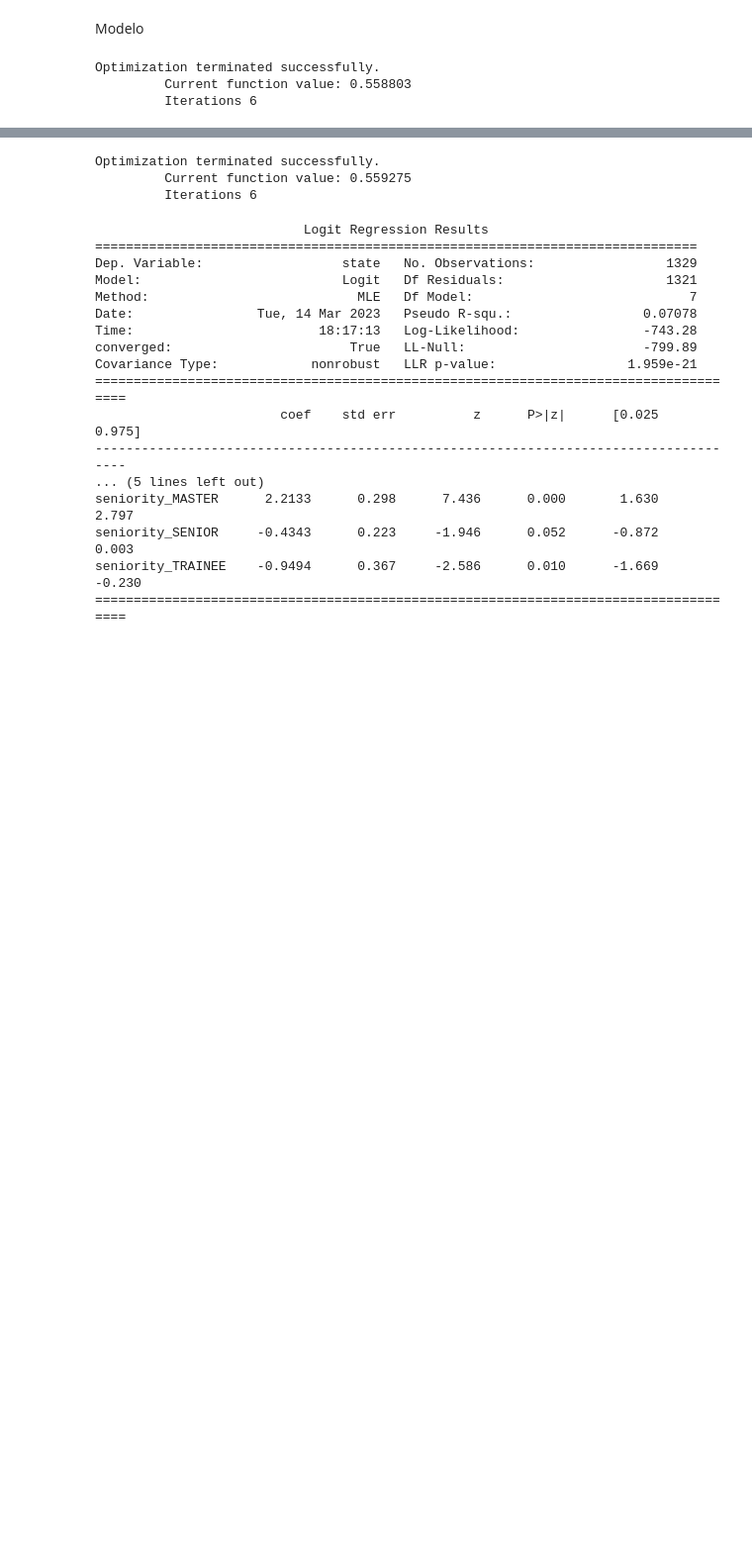
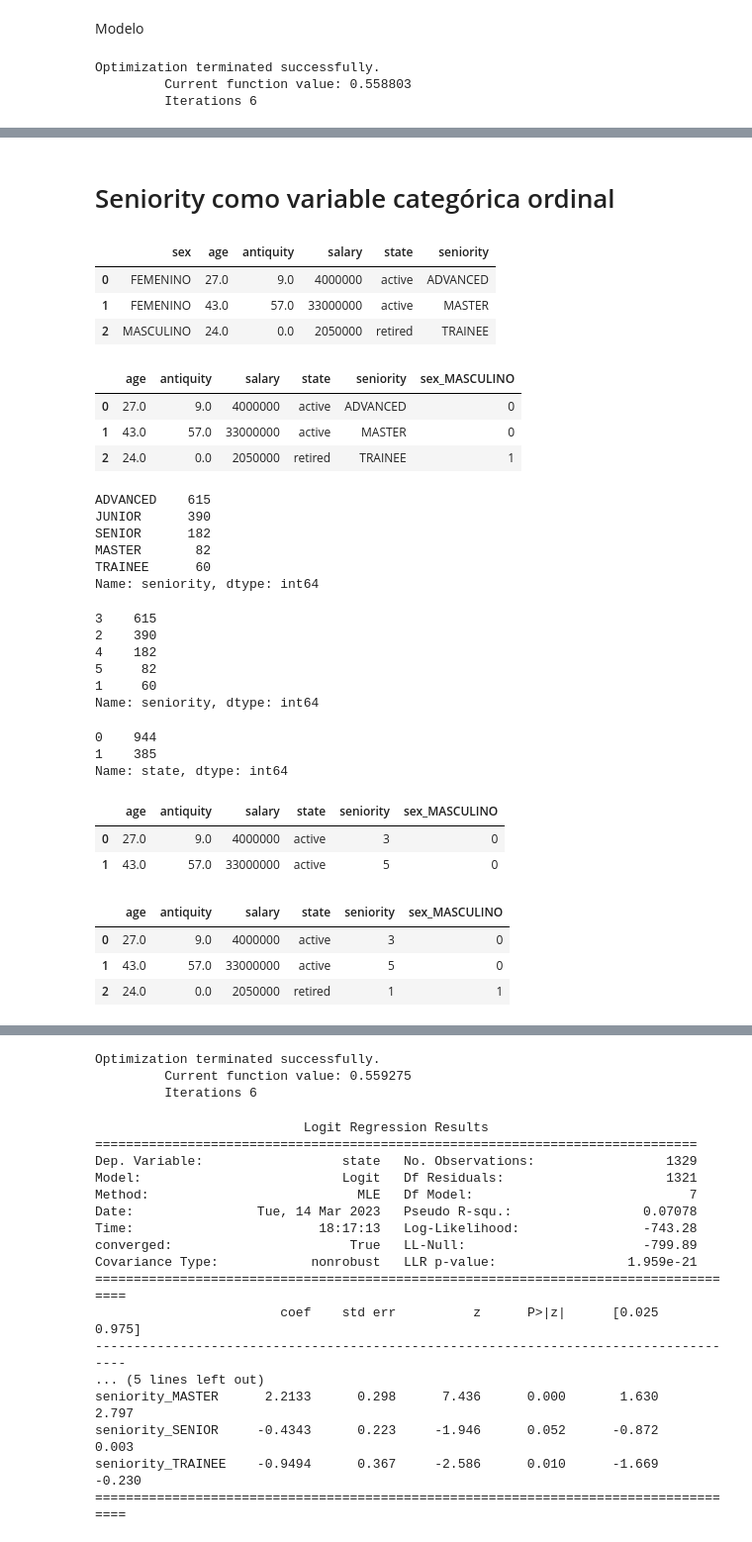
Before and after one commit to AlexanderPelaezJimenez/Pragma_mlops, a Jupyter notebook: Notebooks/model_statsmodel.ipynb, the cells around one changed output, grey strips where cells are left out. Shown at 99% size. Cells and saved outputs as stored; diff of their text form; code cells hidden in the pictures; blank space fills up the shorter version.

```diff
--- a/Notebooks/model_statsmodel.ipynb
+++ b/Notebooks/model_statsmodel.ipynb
@@ -196,0 +223,2 @@ seniority_TRAINEE    -0.9572      0.367     -2.607      0.009      -1.677      -
+# %% [markdown]
+# Seniority como variable categórica ordinal
@@ -196,0 +228,7 @@ seniority_TRAINEE    -0.9572      0.367     -2.607      0.009      -1.677      -
+# %%
+df2.head(3)
+# %% [output]
+|  | sex | age | antiquity | salary | state | seniority |
+| 0 | FEMENINO | 27.0 | 9.0 | 4000000 | active | ADVANCED |
+| 1 | FEMENINO | 43.0 | 57.0 | 33000000 | active | MASTER |
+| 2 | MASCULINO | 24.0 | 0.0 | 2050000 | retired | TRAINEE |
@@ -196,0 +237,16 @@ seniority_TRAINEE    -0.9572      0.367     -2.607      0.009      -1.677      -
+# %%
+df2.head(3)
+# %% [output]
+|  | age | antiquity | salary | state | seniority | sex_MASCULINO |
+| 0 | 27.0 | 9.0 | 4000000 | active | ADVANCED | 0 |
+| 1 | 43.0 | 57.0 | 33000000 | active | MASTER | 0 |
+| 2 | 24.0 | 0.0 | 2050000 | retired | TRAINEE | 1 |
+# %%
+df2.seniority.value_counts()
+# %% [output]
+ADVANCED    615
+JUNIOR      390
+SENIOR      182
+MASTER       82
+TRAINEE      60
+Name: seniority, dtype: int64
@@ -196,0 +267,9 @@ seniority_TRAINEE    -0.9572      0.367     -2.607      0.009      -1.677      -
+# %%
+df2.seniority.value_counts()
+# %% [output]
+3    615
+2    390
+4    182
+5     82
+1     60
+Name: seniority, dtype: int64
@@ -196,0 +279,12 @@ seniority_TRAINEE    -0.9572      0.367     -2.607      0.009      -1.677      -
+# %%
+Y.value_counts()
+# %% [output]
+0    944
+1    385
+Name: state, dtype: int64
+# %%
+df2.head(2)
+# %% [output]
+|  | age | antiquity | salary | state | seniority | sex_MASCULINO |
+| 0 | 27.0 | 9.0 | 4000000 | active | 3 | 0 |
+| 1 | 43.0 | 57.0 | 33000000 | active | 5 | 0 |
@@ -196,0 +295,7 @@ seniority_TRAINEE    -0.9572      0.367     -2.607      0.009      -1.677      -
+# %%
+df2.head(3)
+# %% [output]
+|  | age | antiquity | salary | state | seniority | sex_MASCULINO |
+| 0 | 27.0 | 9.0 | 4000000 | active | 3 | 0 |
+| 1 | 43.0 | 57.0 | 33000000 | active | 5 | 0 |
+| 2 | 24.0 | 0.0 | 2050000 | retired | 1 | 1 |
```
Also changed, not shown: parts of 18 cells of this notebook.
